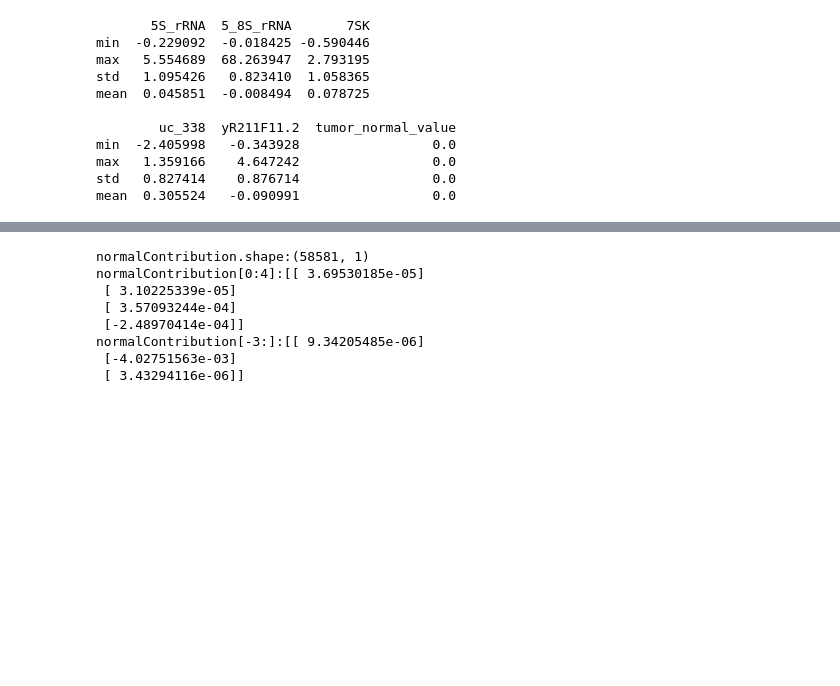
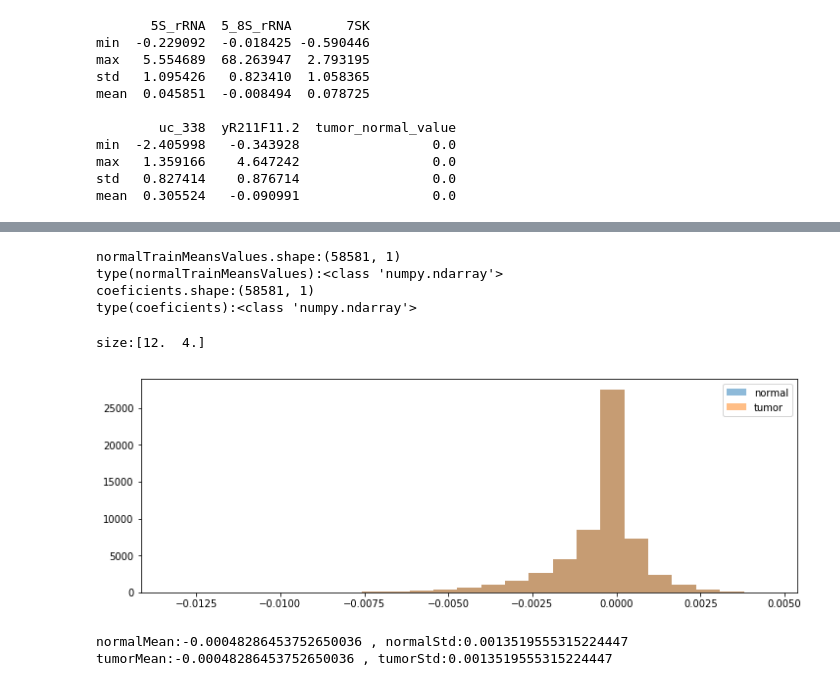
Before and after one commit to AEDWIP/BME-230a, a Jupyter notebook: simpleModelFeatureSelection.ipynb, the cells around one changed output, grey strips where cells are left out. Cells and saved outputs as stored; diff of their text form; code cells hidden in the pictures; blank space fills up the shorter version.

Commit message:
very hacky early check in found a way to get hugo name for genes that promote nn z value

```diff
--- a/simpleModelFeatureSelection.ipynb
+++ b/simpleModelFeatureSelection.ipynb
@@ -302,3 +274,11 @@ normalTrainDF = None # clear memory
+# %%
+# select all the gene col lables. The last col is tumor_normal_value
+trainFeatureCols =  normalTrainDF.columns[:-1]
+normalTrainMeansSeries = normalTrainDF.loc['mean', trainFeatureCols]
+WnormalTrainDF = None # clear memory
+
+tumorTrainMeansSeries = tumorTrainDF.loc['mean', trainFeatureCols]
+#tumorTrainDF = None # clear memory
 # %%
 %%time
 # https://pandas.pydata.org/pandas-docs/stable/reference/api/pandas.Series.multiply.html
@@ -307,14 +287,17 @@ normalTrainMeansValues = normalTrainMeansSeries.values
 normalTrainMeansSeries = None # clean memory
 print("normalTrainMeansValues.shape:{}".format(normalTrainMeansValues.shape))
 
+tumorTrainMeansValues = tumorTrainMeansSeries.values
+tumorTrainMeansSeries = None # clean memory
+
 # np.multiple multiply with shapes (58581,) * (58581, 1) exhasts memory
 s = normalTrainMeansValues.shape
 normalTrainMeansValues = np.reshape(normalTrainMeansValues, (s[0], 1))
 print("type(normalTrainMeansValues):{}".format(type(normalTrainMeansValues)))
-# print(normalTrainMeansValues[0])
-# print(normalTrainMeansValues[1])
-# print(normalTrainMeansValues[2])
 print("valuenormalTrainMeansValues:{}".format(normalTrainMeansValues))
+
+t = tumorTrainMeansValues.shape
+tumorTrainMeansValues = np.reshape(normalTrainMeansValues, (t[0], 1))
 # %% [output]
 normalTrainMeansValues.shape:(58581,)
 type(normalTrainMeansValues):<class 'numpy.ndarray'>
@@ -387,13 +312,0 @@ Wall time: 64.6 ms
-# %%
-print("normalContribution.shape:{}".format(normalContribution.shape))
-print("normalContribution[0:4]:{}".format(normalContribution[0:4]))
-print("normalContribution[-3:]:{}".format(normalContribution[-3:]))
-# %% [output]
-normalContribution.shape:(58581, 1)
-normalContribution[0:4]:[[ 3.69530185e-05]
- [ 3.10225339e-05]
- [ 3.57093244e-04]
- [-2.48970414e-04]]
-normalContribution[-3:]:[[ 9.34205485e-06]
- [-4.02751563e-03]
- [ 3.43294116e-06]]
@@ -416,8 +313,40 @@ print(c)
+# %%
+print("normalTrainMeansValues.shape:{}".format(normalTrainMeansValues.shape))
+print("type(normalTrainMeansValues):{}".format(type(normalTrainMeansValues)))
+print("coeficients.shape:{}".format(coeficients.shape))
+print("type(coeficients):{}".format(type(coeficients)))
+normalContribution = np.multiply(normalTrainMeansValues, coeficients) # element wise mult
+tumorContribution = np.multiply(tumorTrainMeansValues, coeficients) # element wise mult
+# %% [output]
+normalTrainMeansValues.shape:(58581, 1)
+type(normalTrainMeansValues):<class 'numpy.ndarray'>
+coeficients.shape:(58581, 1)
+type(coeficients):<class 'numpy.ndarray'>
 # %%
-%%time
 # bins = numpy.linspace(-10, 10, 100)
 
-plt.hist(normalContribution, bins=50, alpha=0.5, label='normal')
-#pyplot.hist(y, bins=50, alpha=0.5, label='y')
+fig = plt.gcf()
+fig.set_size_inches(12,4)
+numBins=25
+plt.hist(normalContribution, bins=numBins, alpha=0.5, label='normal')
+plt.hist(tumorContribution, bins=numBins, alpha=0.5, label='tumor')
 plt.legend(loc='upper right')
+
+fig = plt.gcf()
+size = fig.get_size_inches()*fig.dpi # size in pixels
+print("size:{} ".format(size/72)) #pixels / inch = 72
 plt.show()
+# %% [output]
+size:[12.  4.]
+[figure, added]
+# %%
+# calculate describtive stats across all the gene average contributions
+normalStd = np.std(normalContribution)
+normalMean = np.mean(normalContribution)
+tumorStd = np.std(tumorContribution)
+tumorMean = np.mean(tumorContribution)
+print("normalMean:{} , normalStd:{}".format(normalMean , normalStd))
+print("tumorMean:{} , tumorStd:{}".format(tumorMean , tumorStd))
+# %% [output]
+normalMean:-0.00048286453752650036 , normalStd:0.0013519555315224447
+tumorMean:-0.00048286453752650036 , tumorStd:0.0013519555315224447
```
Also changed, not shown: parts of 18 cells of this notebook.
